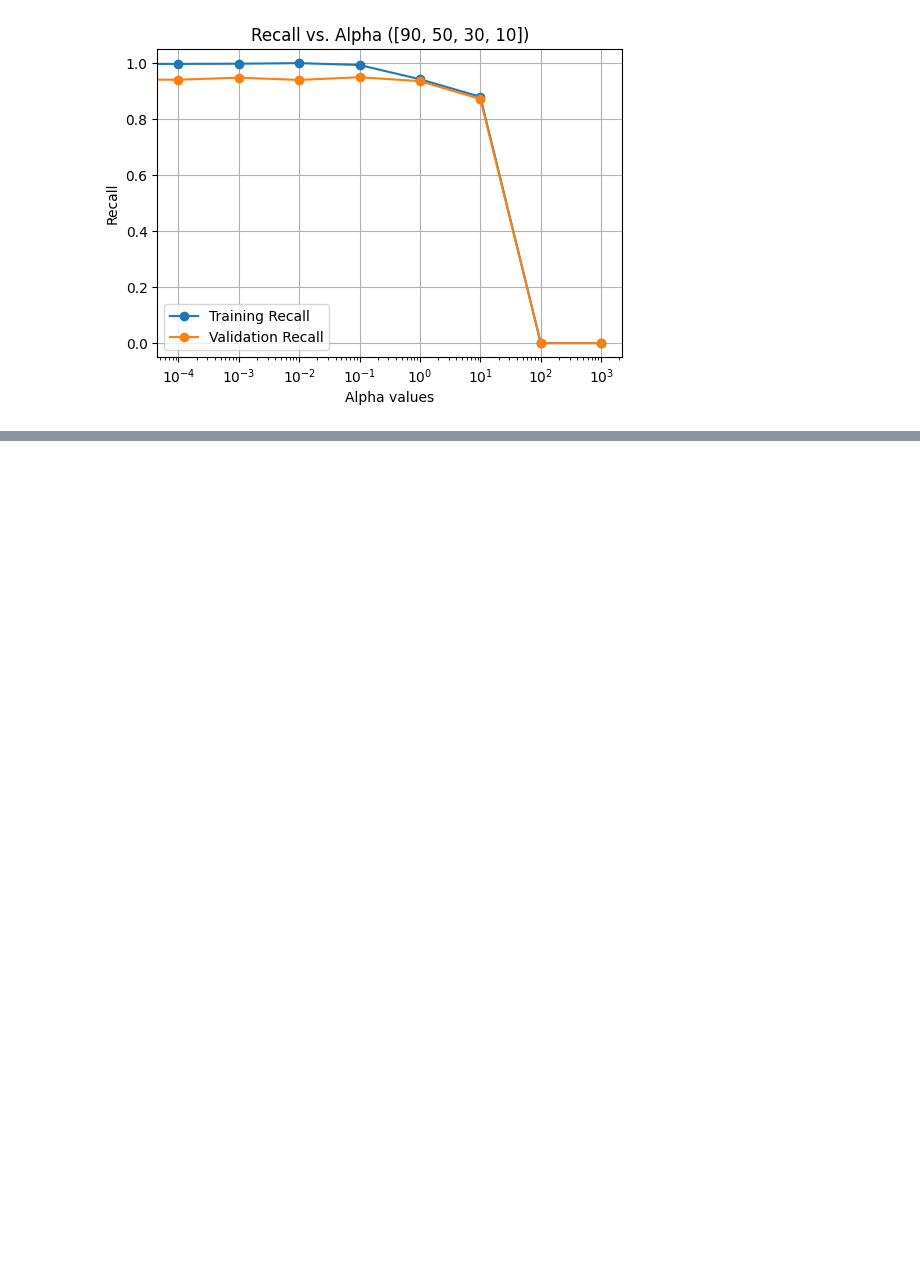
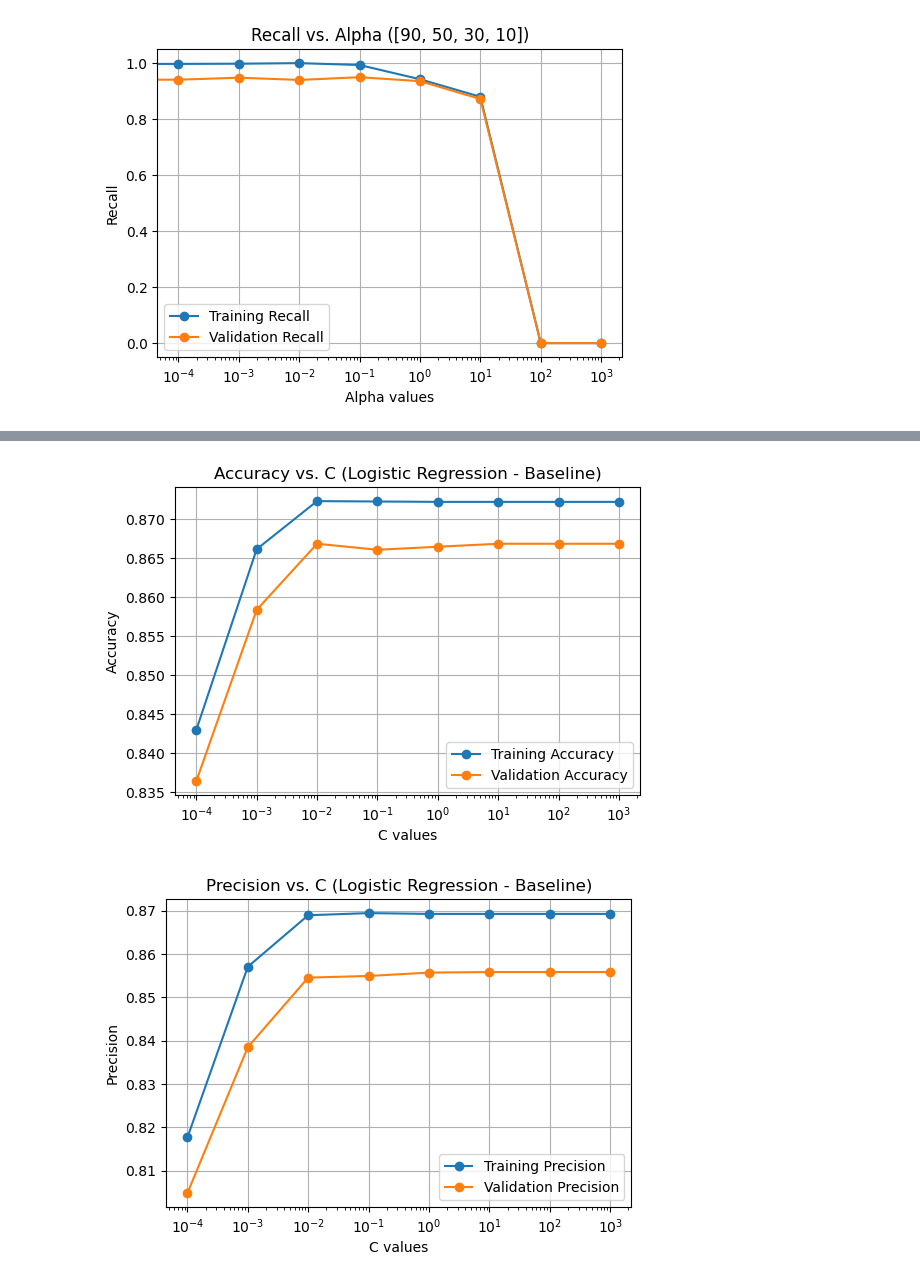
Before and after one commit to paripatel55/ML_Project, a Jupyter notebook: test.ipynb, the cells around one changed output, grey strips where cells are left out. Drawn from its saved outputs; the diff is of its cells as text; code cells hidden in the pictures; blank space fills up the shorter version.

Commit message:
logistic regression

```diff
--- a/test.ipynb
+++ b/test.ipynb
@@ -977,0 +1048,41 @@ plt.show()
+# %%
+import matplotlib.pyplot as plt
+
+# accuracy
+plt.figure(figsize=(6, 4))
+plt.plot(c_vals, train_accuracy_list, marker='o', label='Training Accuracy')
+plt.plot(c_vals, val_accuracy_list, marker='o', label='Validation Accuracy')
+plt.xscale('log')
+plt.xlabel('C values')
+plt.ylabel('Accuracy')
+plt.title('Accuracy vs. C (Logistic Regression - Baseline)')
+plt.grid()
+plt.legend()
+plt.show()
+
+# precision
+plt.figure(figsize=(6, 4))
+plt.plot(c_vals, train_precision_list, marker='o', label='Training Precision')
+plt.plot(c_vals, val_precision_list, marker='o', label='Validation Precision')
+plt.xscale('log')
+plt.xlabel('C values')
+plt.ylabel('Precision')
+plt.title('Precision vs. C (Logistic Regression - Baseline)')
+plt.grid()
+plt.legend()
+plt.show()
+
+# recall
+plt.figure(figsize=(6, 4))
+plt.plot(c_vals, train_recall_list, marker='o', label='Training Recall')
+plt.plot(c_vals, val_recall_list, marker='o', label='Validation Recall')
+plt.xscale('log')
+plt.xlabel('C values')
+plt.ylabel('Recall')
+plt.title('Recall vs. C (Logistic Regression - Baseline)')
+plt.grid()
+plt.legend()
+plt.show()
+# %% [output]
+[figure, added]
+[figure, added]
```
Also changed, not shown: parts of 9 cells of this notebook, 3 other files.
